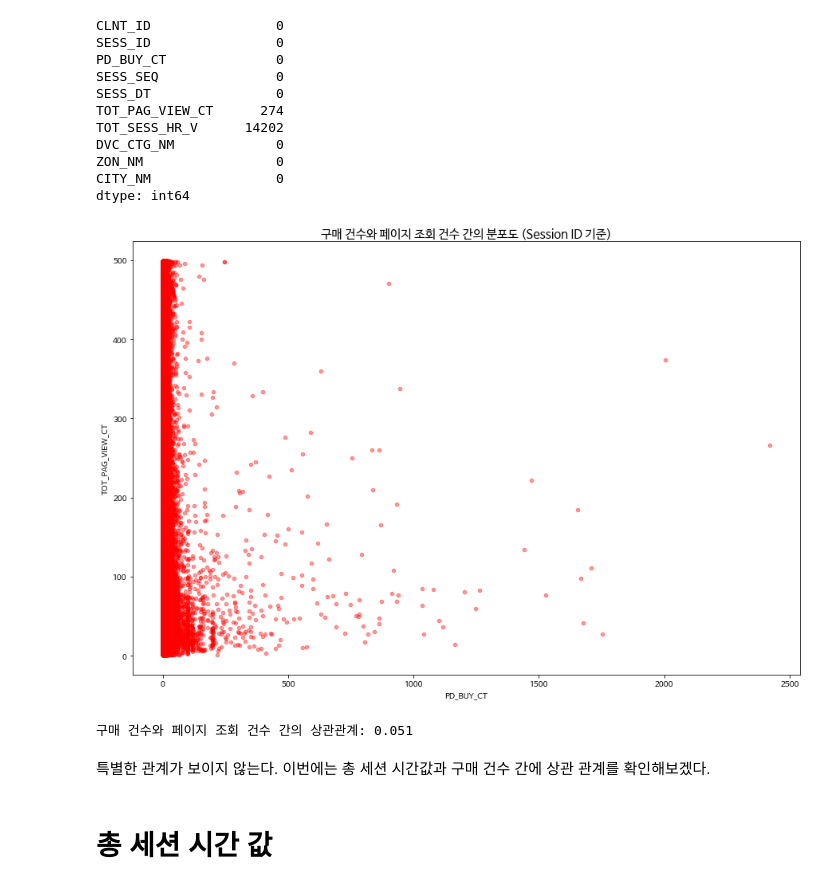
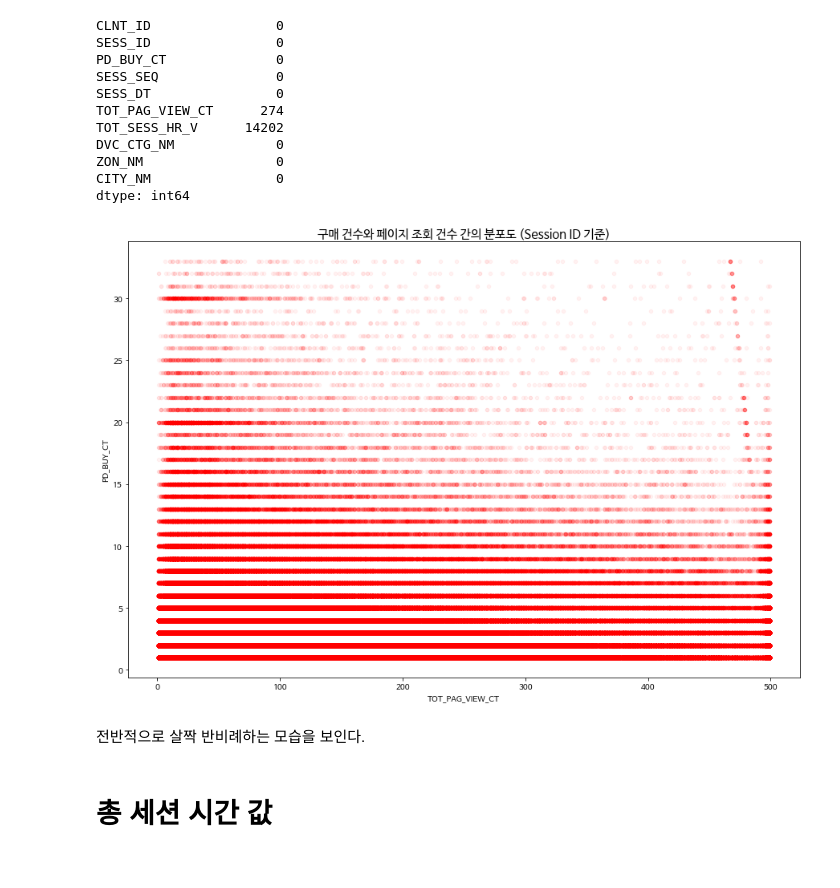
Before and after one commit to seohyunchoi123/L_Point-Competition, a Jupyter notebook: EDA.ipynb, the cells around one changed output. Saved outputs shown, nothing was run; the diff lists cells and outputs as text; code cells hidden in the pictures.

```diff
--- a/EDA.ipynb
+++ b/EDA.ipynb
@@ -104,18 +104,15 @@ ZON_NM                 0
 CITY_NM                0
 dtype: int64
 # %%
-data = buy_cnt_sess_merged[~buy_cnt_sess_merged['TOT_PAG_VIEW_CT'].isnull()]
-data.plot(kind='scatter', x="PD_BUY_CT", y="TOT_PAG_VIEW_CT", alpha=0.4, color='red',
+data = buy_cnt_sess_merged[~buy_cnt_sess_merged['TOT_PAG_VIEW_CT'].isnull()][buy_cnt_sess_merged['PD_BUY_CT']<[buy_cnt_sess_merged['PD_BUY_CT'].quantile(0.999)]]
+data.plot(kind='scatter', x="TOT_PAG_VIEW_CT", y="PD_BUY_CT", alpha=0.05, color='red',
          figsize=(15,10))
 plt.title('구매 건수와 페이지 조회 건수 간의 분포도 (Session ID 기준)', fontsize=15)
 plt.show()
-print("구매 건수와 페이지 조회 건수 간의 상관관계: %.3f" %np.corrcoef(data['TOT_PAG_VIEW_CT'], data['PD_BUY_CT'])[1,0])
 # %% [output]
-[figure, old version]
+[figure, new version]
-구매 건수와 페이지 조회 건수 간의 상관관계: 0.051
-# %% [markdown]
-특별한 관계가 보이지 않는다.
-이번에는 총 세션 시간값과 구매 건수 간에 상관 관계를 확인해보겠다.
+# %% [markdown]
+전반적으로 살짝 반비례하는 모습을 보인다.
 # %% [markdown]
 # 총 세션 시간 값
 # %%
```
Also changed, not shown: parts of 8 cells of this notebook.
